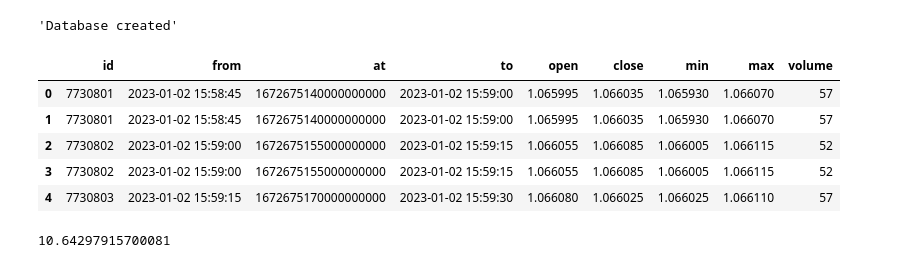
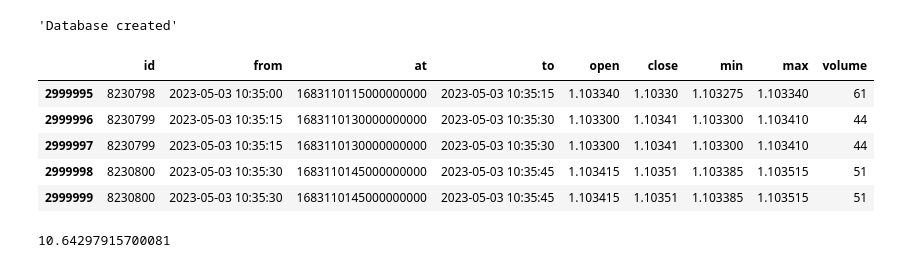
Before and after one commit to flashlan/compare-timeseries-databases, a Jupyter notebook: compareDBs.ipynb, the cells around one changed output. Cells and saved outputs as stored; diff of their text form; code cells hidden in the pictures.

```diff
--- a/compareDBs.ipynb
+++ b/compareDBs.ipynb
@@ -163,14 +163,14 @@ dfCh = cHouseQueryDf(dbname)
 stop = timeit.default_timer()
 cHouse_read_execution_time = stop - start
 # %%
-dfCh.head()
+dfCh.tail()
 # %% [output]
 |  | id | from | at | to | open | close | min | max | volume |
-| 0 | 7730801 | 2023-01-02 15:58:45 | 1672675140000000000 | 2023-01-02 15:59:00 | 1.065995 | 1.066035 | 1.065930 | 1.066070 | 57 |
-| 1 | 7730801 | 2023-01-02 15:58:45 | 1672675140000000000 | 2023-01-02 15:59:00 | 1.065995 | 1.066035 | 1.065930 | 1.066070 | 57 |
-| 2 | 7730802 | 2023-01-02 15:59:00 | 1672675155000000000 | 2023-01-02 15:59:15 | 1.066055 | 1.066085 | 1.066005 | 1.066115 | 52 |
-| 3 | 7730802 | 2023-01-02 15:59:00 | 1672675155000000000 | 2023-01-02 15:59:15 | 1.066055 | 1.066085 | 1.066005 | 1.066115 | 52 |
-| 4 | 7730803 | 2023-01-02 15:59:15 | 1672675170000000000 | 2023-01-02 15:59:30 | 1.066080 | 1.066025 | 1.066025 | 1.066110 | 57 |
+| 2999995 | 8230798 | 2023-05-03 10:35:00 | 1683110115000000000 | 2023-05-03 10:35:15 | 1.103340 | 1.10330 | 1.103275 | 1.103340 | 61 |
+| 2999996 | 8230799 | 2023-05-03 10:35:15 | 1683110130000000000 | 2023-05-03 10:35:30 | 1.103300 | 1.10341 | 1.103300 | 1.103410 | 44 |
+| 2999997 | 8230799 | 2023-05-03 10:35:15 | 1683110130000000000 | 2023-05-03 10:35:30 | 1.103300 | 1.10341 | 1.103300 | 1.103410 | 44 |
+| 2999998 | 8230800 | 2023-05-03 10:35:30 | 1683110145000000000 | 2023-05-03 10:35:45 | 1.103415 | 1.10351 | 1.103385 | 1.103515 | 51 |
+| 2999999 | 8230800 | 2023-05-03 10:35:30 | 1683110145000000000 | 2023-05-03 10:35:45 | 1.103415 | 1.10351 | 1.103385 | 1.103515 | 51 |
 # %%
 print(cHouse_read_execution_time)
 # %% [output]
```
Also changed, not shown: parts of 9 cells of this notebook.
